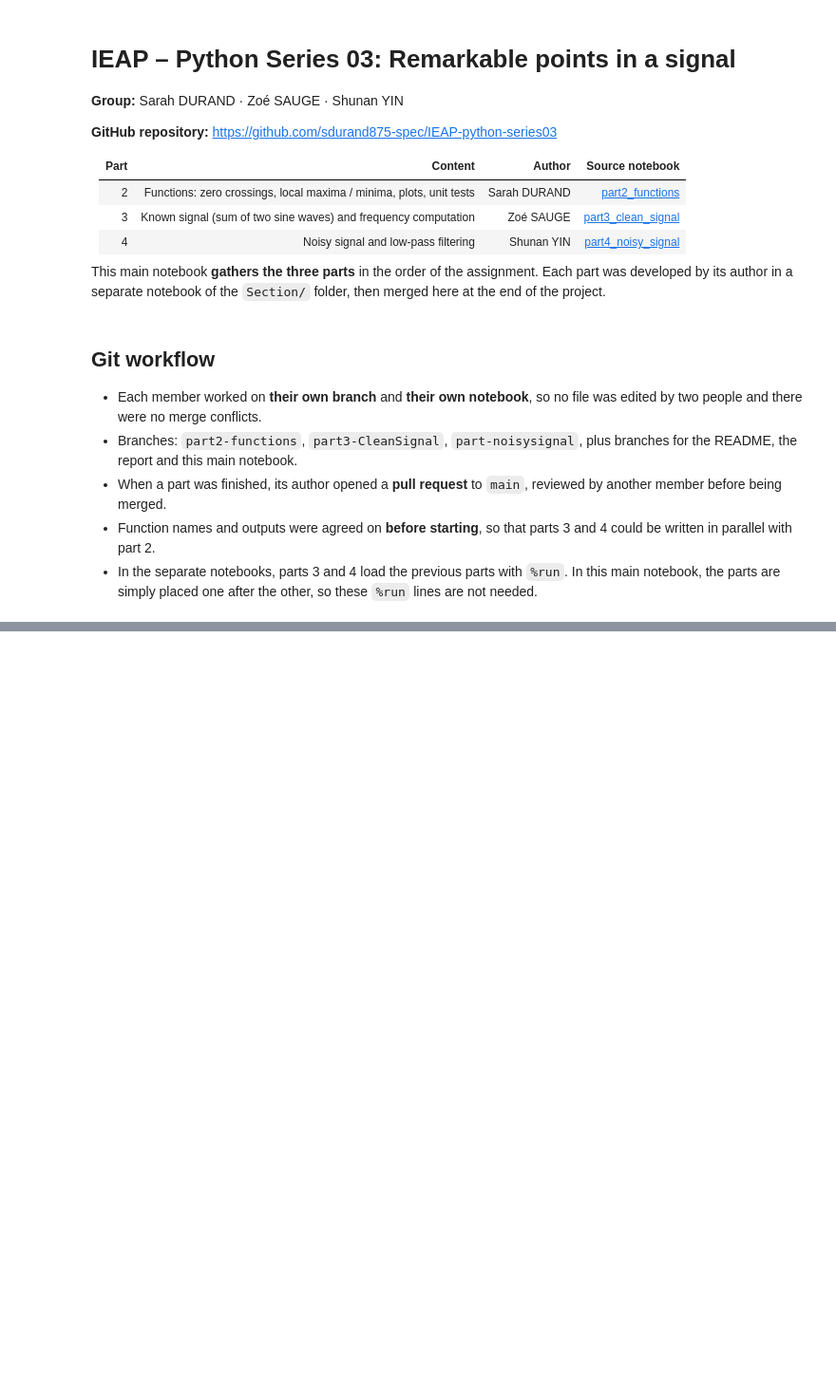
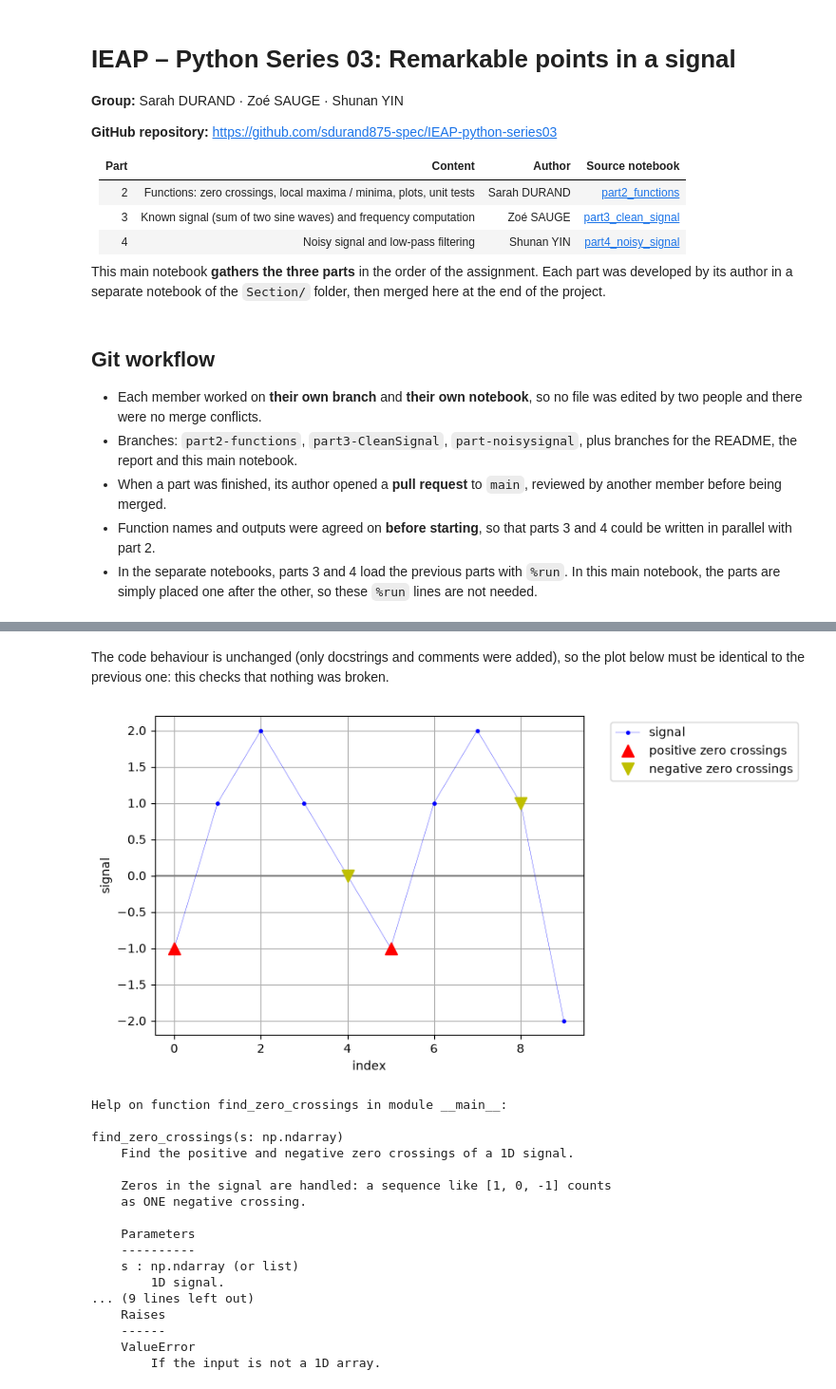
Before and after one commit to sdurand875-spec/IEAP-python-series03, a Jupyter notebook: IEAP-python-series03.ipynb, the cells around one changed output, grey strips where cells are left out. Shown at 95% size. Cells and saved outputs as stored; diff of their text form; code cells hidden in the pictures; blank space fills up the shorter version.

```diff
--- a/IEAP-python-series03.ipynb
+++ b/IEAP-python-series03.ipynb
@@ -23,0 +65,35 @@ Each part was developed by its author in a separate notebook of the `Section/` f
+# %%
+def find_zero_crossings_no_zeros(signs: np.ndarray):
+    """Find zero crossings in a sign array without zeros"""
+    diff = np.diff(signs)
+    i_cross_pos = np.where(diff > 0)[0]
+    i_cross_neg = np.where(diff < 0)[0]
+    return i_cross_pos, i_cross_neg
+
+
+def propagate_signs_over_zeros(signs: np.ndarray):
+    """Propagate non-zero signs over zero positions in the sign array."""
+    signs_no_zeros = signs.copy()
+    mask = signs_no_zeros != 0
+    idx = np.where(mask, np.arange(len(signs_no_zeros)), 0)
+    idx = np.maximum.accumulate(idx)
+    signs_no_zeros = signs_no_zeros[idx]
+    if signs_no_zeros[0] == 0:
+        i_first_nonzero = np.where(signs != 0)[0]
+        if len(i_first_nonzero) > 0:
+            signs_no_zeros[: i_first_nonzero[0]] = signs[i_first_nonzero[0]]
+    return signs_no_zeros
+
+
+def find_zero_crossings(s: np.ndarray):
+    """Find zero crossings in a 1D signal array."""
+    s = np.asarray(s)
+    if s.ndim != 1:
+        raise ValueError("Input must be a 1D array")
+    signs = np.sign(s).astype(int)
+    i_zeros = np.where(signs == 0)[0]
+    if i_zeros.size > 0:
+        signs_no_zeros = propagate_signs_over_zeros(signs)
+    else:
+        signs_no_zeros = signs
+    return find_zero_crossings_no_zeros(signs_no_zeros)
@@ -23,0 +348,27 @@ Each part was developed by its author in a separate notebook of the `Section/` f
+# %% [markdown]
+The code behaviour is unchanged (only docstrings and comments were added), so the plot below must be identical to the previous one: this checks that nothing was broken.
+# %%
+# Same result as before -> the improvements did not break the code
+display_signal_and_crossings(index, signal)
+
+# The improved docstring is now available with help()
+help(find_zero_crossings)
+# %% [output]
+[figure, added]
+Help on function find_zero_crossings in module __main__:
+
+find_zero_crossings(s: np.ndarray)
+    Find the positive and negative zero crossings of a 1D signal.
+
+    Zeros in the signal are handled: a sequence like [1, 0, -1] counts
+    as ONE negative crossing.
+
+    Parameters
+    ----------
+    s : np.ndarray (or list)
+        1D signal.
+... (9 lines left out)
+    Raises
+    ------
+    ValueError
+        If the input is not a 1D array.
```
Also changed, not shown: parts of 18 cells of this notebook.
